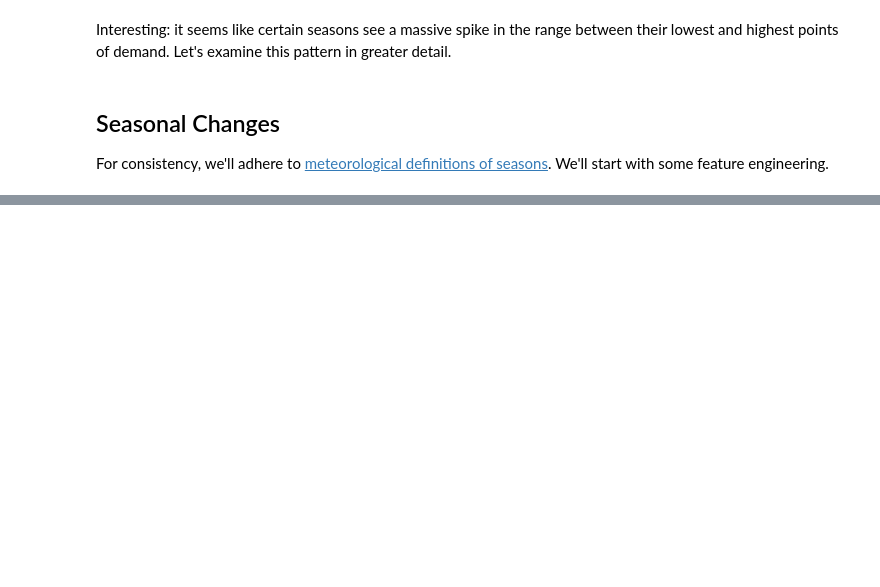
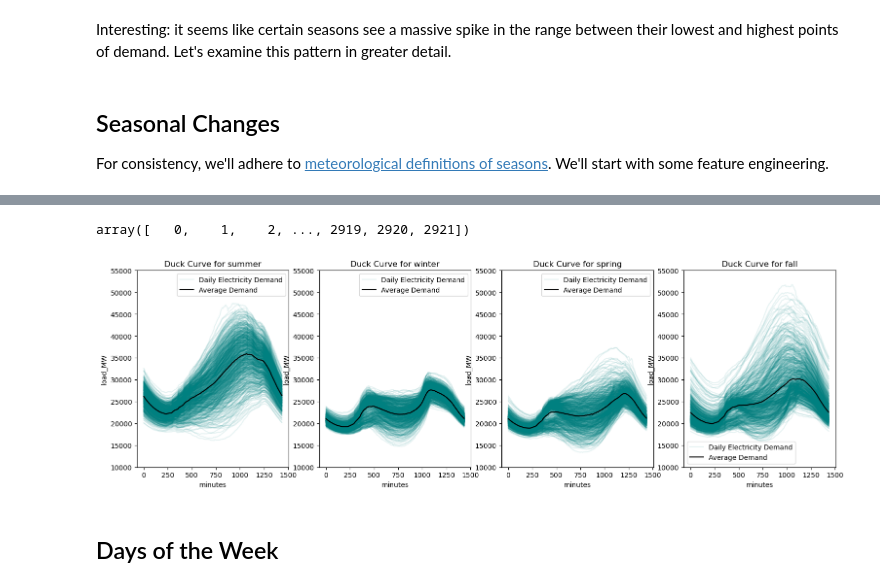
Before and after one commit to abosneaga/renewable_power, a Jupyter notebook: EDA/CAISO_EDA.ipynb, the cells around one changed output, grey strips where cells are left out. Drawn from its saved outputs; the diff is of its cells as text; code cells hidden in the pictures; blank space fills up the shorter version.

Commit message:
finished electricity EDA

```diff
--- a/EDA/CAISO_EDA.ipynb
+++ b/EDA/CAISO_EDA.ipynb
@@ -268,5 +268,3 @@ Interesting: it seems like certain seasons see a massive spike in the range betw
 ## Seasonal Changes
 
 For consistency, we'll adhere to [meteorological definitions of seasons](https://www.timeanddate.com/calendar/aboutseasons.html#:~:text=In%20the%20Northern%20Hemisphere%2C%20for,1%20to%20November%2030%3B%20and). We'll start with some feature engineering.
-# %%
-data['is_fall'] = data['timestamp'] >=
@@ -323,2 +270,0 @@ Name: timestamp, Length: 838260, dtype: int32
-# %%
-data['day'] = data['timestamp'].dayofweek
@@ -396,0 +271,5 @@ NameError: name 'df_2016' is not defined
+# %%
+data['is_fall'] = (data['timestamp'].dt.month >= 9) & (data['timestamp'].dt.month <= 11)
+data['is_winter'] = (data['timestamp'].dt.month == 12) | (data['timestamp'].dt.month <= 2)
+data['is_spring'] = (data['timestamp'].dt.month >= 3) & (data['timestamp'].dt.month <= 5)
+data['is_summer'] = (data['timestamp'].dt.month >= 6) & (data['timestamp'].dt.month <= 8)
@@ -396,0 +297,39 @@ NameError: name 'df_2016' is not defined
+# %%
+data['days_transpired'].unique()
+# %% [output]
+array([   0,    1,    2, ..., 2919, 2920, 2921])
+# %%
+def plot_seasonal_ducks(data, season, ax=None):
+    # Overlays every day's duck curve on top of one another
+    data = data[data['is_' + season]]
+    labeled = 0
+    for day in data['days_transpired'].unique():
+        curr_day_df = data[data['days_transpired'] == day]
+        if not labeled:
+            sns.lineplot(x='minutes', y='load_MW', data=curr_day_df, c='teal', alpha=0.1, label='Daily Electricity Demand', ax=ax)
+            labeled += 1
+        else:
+            sns.lineplot(x='minutes', y='load_MW', data=curr_day_df, c='teal', alpha=0.1, ax=ax)
+
+def plot_szn_avg_duck(data, season, color, ax=None):
+    # Compute average duck
+    avg_compute = data[data['is_' + season]]
+    avg_compute = avg_compute.groupby('minutes')['load_MW'].mean()
+    avg_compute = avg_compute.reset_index()
+    sns.lineplot(x='minutes', y='load_MW', data=avg_compute, c=color, label='Average Demand', ax=ax)
+# %%
+fig, axs = plt.subplots(1, 4)
+fig.set_size_inches(18.5, 5.25)
+szns = ['summer', 'winter', 'spring', 'fall']
+
+i = 0
+while i < 4:
+    plot_seasonal_ducks(data, szns[i], axs[i])
+    plot_szn_avg_duck(data, szns[i], 'black', axs[i])
+    axs[i].title.set_text("Duck Curve for " + str(szns[i]))
+    axs[i].set_ylim(10000, 55000)
+    i += 1
+# %% [output]
+[figure, added]
+# %% [markdown]
+## Days of the Week
```
Also changed, not shown: parts of 14 cells of this notebook.
